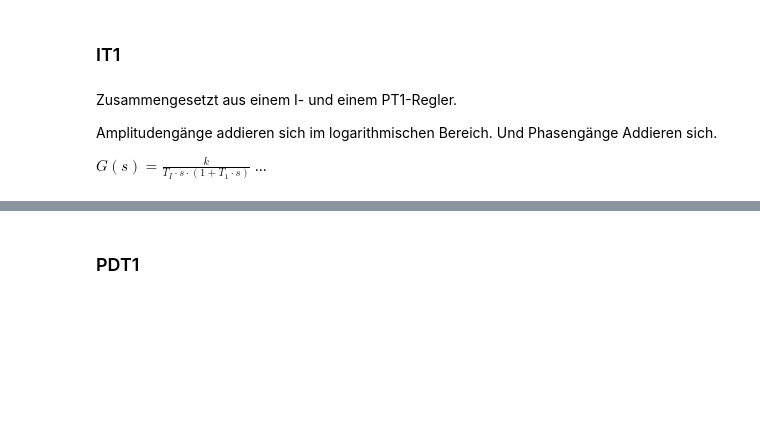
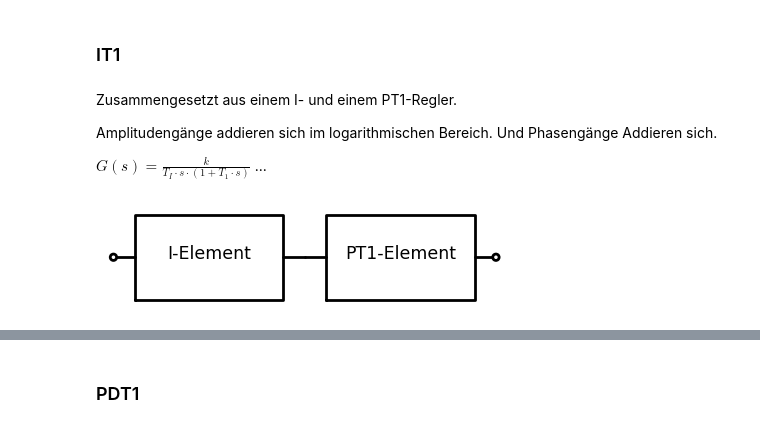
Before and after one commit to Dan00712/CompendiumMatura, a Jupyter notebook: notebooks/mtrs.ipynb, the cells around one changed output, grey strips where cells are left out. Saved outputs shown, nothing was run; the diff lists cells and outputs as text; code cells hidden in the pictures; blank space fills up the shorter version.

```diff
--- a/notebooks/mtrs.ipynb
+++ b/notebooks/mtrs.ipynb
@@ -1172,6 +1180,16 @@ $U_a = \frac{U_{ref}}{3}\cdot \frac{Z}{Z_{max}} \cdot \left(1 + \frac{R_2}{R_1}
 ## OSI-ISO-Modell für Schnittstellen
 # %% [markdown]
 # Regelungstechnik
+# %%
+def create_block(text:str='',*, wpadding=1.5):
+    return elm.Ic(
+        pins=[
+            elm.IcPin(side='L', anchorname='in1'),
+            elm.IcPin(side='R', anchorname='out')
+        ], edgepadW=wpadding
+    ).label(text, 'center').anchor('in1').drop('out')
+
+#display(create_block('$IT1$-Element'))
 # %% [markdown]
 ## Regelkreis
 # %% [markdown]
@@ -1489,3 +1510,11 @@ Und Phasengänge Addieren sich.
 
 $G(s) = \frac{k}{T_I\cdot s\cdot(1 + T_1\cdot s)}$
 ...
+# %%
+with schemdraw.Drawing() as d:
+    d += elm.Dot(open=True)
+    d += create_block('I-Element')
+    d += create_block('PT1-Element')
+    d += elm.Dot(open=True)
+# %% [output]
+[figure, added]
```
Also changed, not shown: parts of 5 cells of this notebook, 1 other file.
